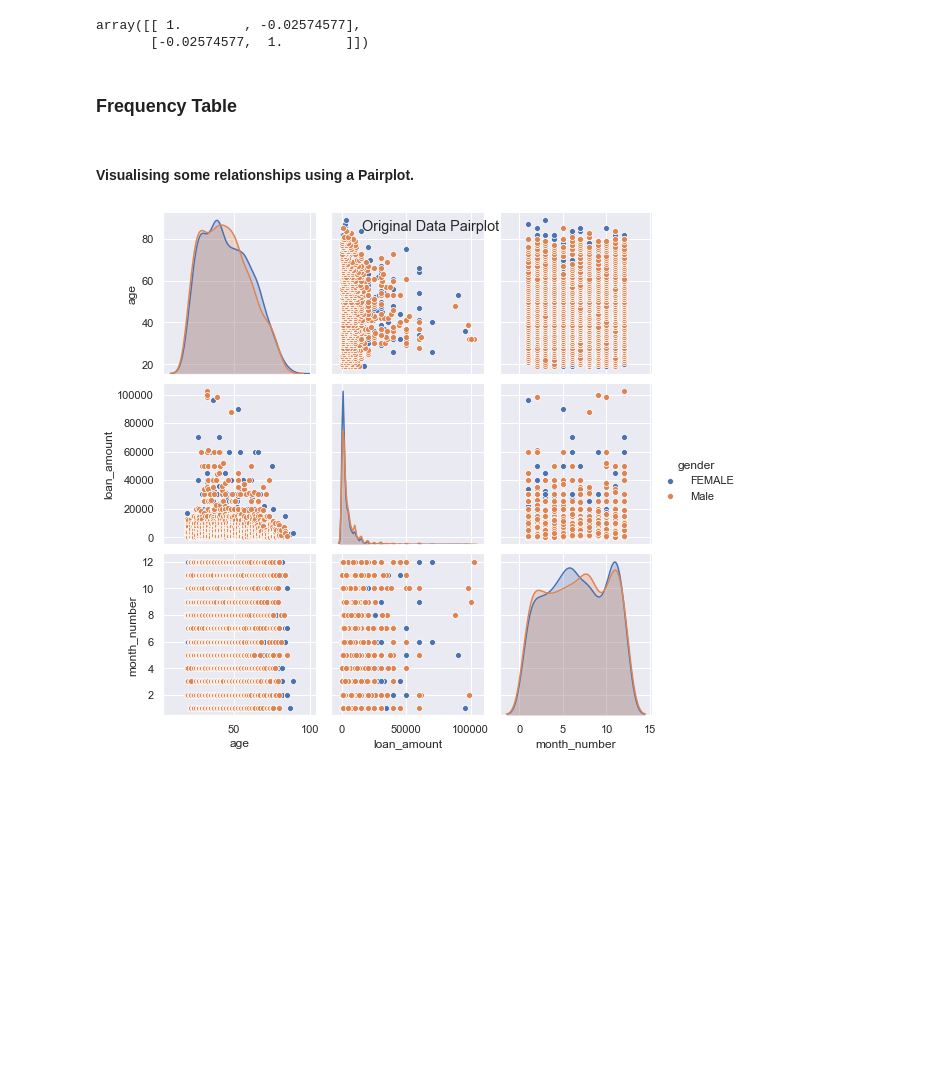
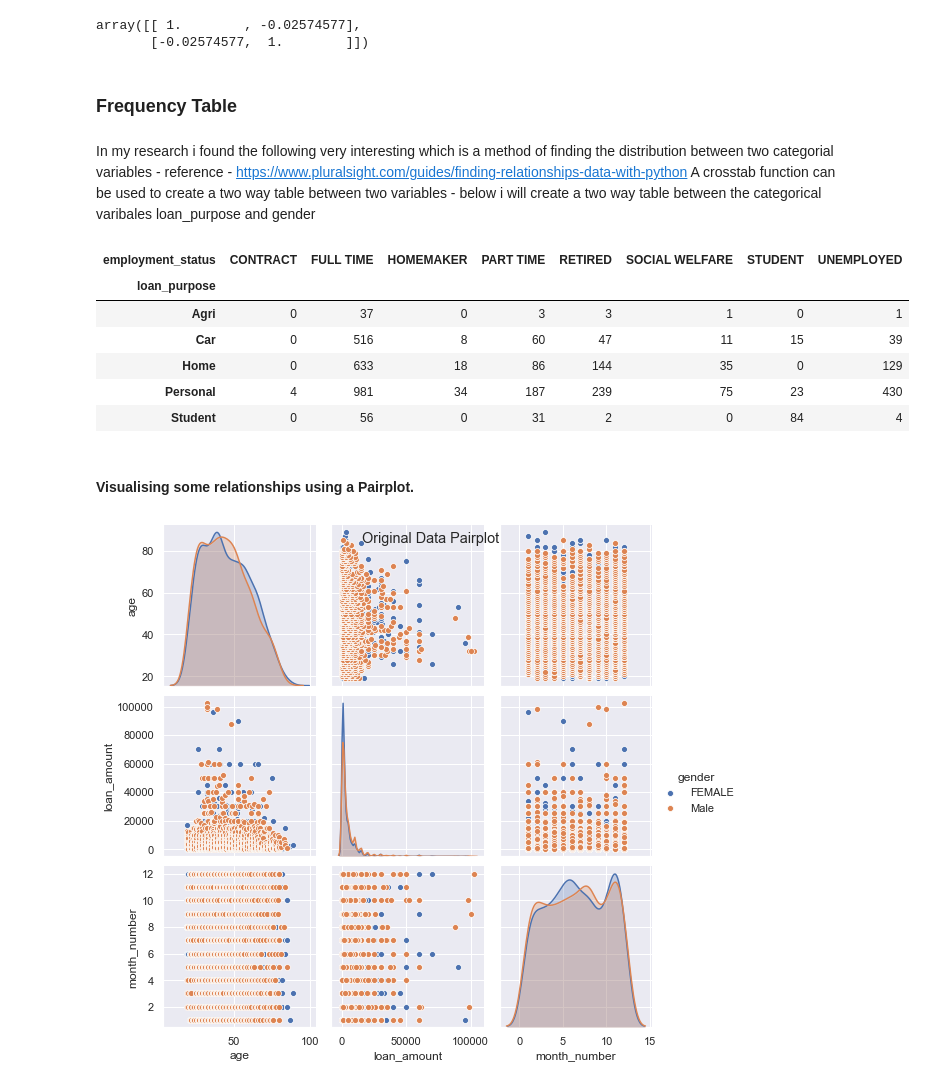
Before and after one commit to brendantipp/sem2_prog_data_analysis_project, a Jupyter notebook: product_analysis.ipynb, the cells around one changed output. Saved outputs shown, nothing was run; the diff lists cells and outputs as text; code cells hidden in the pictures; blank space fills up the shorter version.

Commit message:
added in the frequency table pd.crosstab

```diff
--- a/product_analysis.ipynb
+++ b/product_analysis.ipynb
@@ -459,6 +459,21 @@ array([[ 1.        , -0.02574577],
        [-0.02574577,  1.        ]])
 # %% [markdown]
 ### Frequency Table
+# %% [markdown]
+In my research i found the following very interesting which is a method of finding the distribution between two categorial variables - reference - https://www.pluralsight.com/guides/finding-relationships-data-with-python
+A crosstab function can be used to create a  two way table between two variables - below i will create a two way table between the categorical varibales loan_purpose and gender
+# %%
+#using the pandas crosstab function
+#pd.crosstab(df["loan_purpose"],df["gender"])
+pd.crosstab(df["loan_purpose"],df["employment_status"])
+# %% [output]
+| employment_status | CONTRACT | FULL TIME | HOMEMAKER | PART TIME | RETIRED | SOCIAL WELFARE | STUDENT | UNEMPLOYED |
+| loan_purpose |  |  |  |  |  |  |  |  |
+| Agri | 0 | 37 | 0 | 3 | 3 | 1 | 0 | 1 |
+| Car | 0 | 516 | 8 | 60 | 47 | 11 | 15 | 39 |
+| Home | 0 | 633 | 18 | 86 | 144 | 35 | 0 | 129 |
+| Personal | 4 | 981 | 34 | 187 | 239 | 75 | 23 | 430 |
+| Student | 0 | 56 | 0 | 31 | 2 | 0 | 84 | 4 |
 # %% [markdown]
 #### Visualising some relationships using a Pairplot.
 # %%
```
